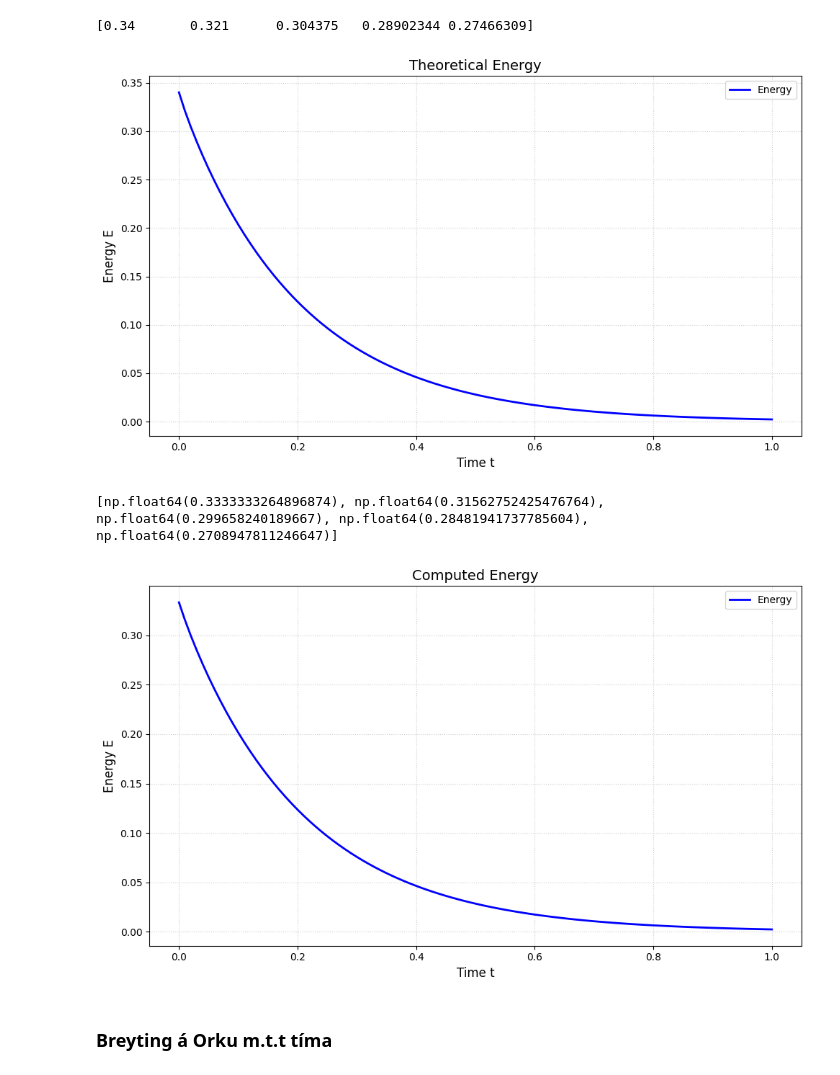
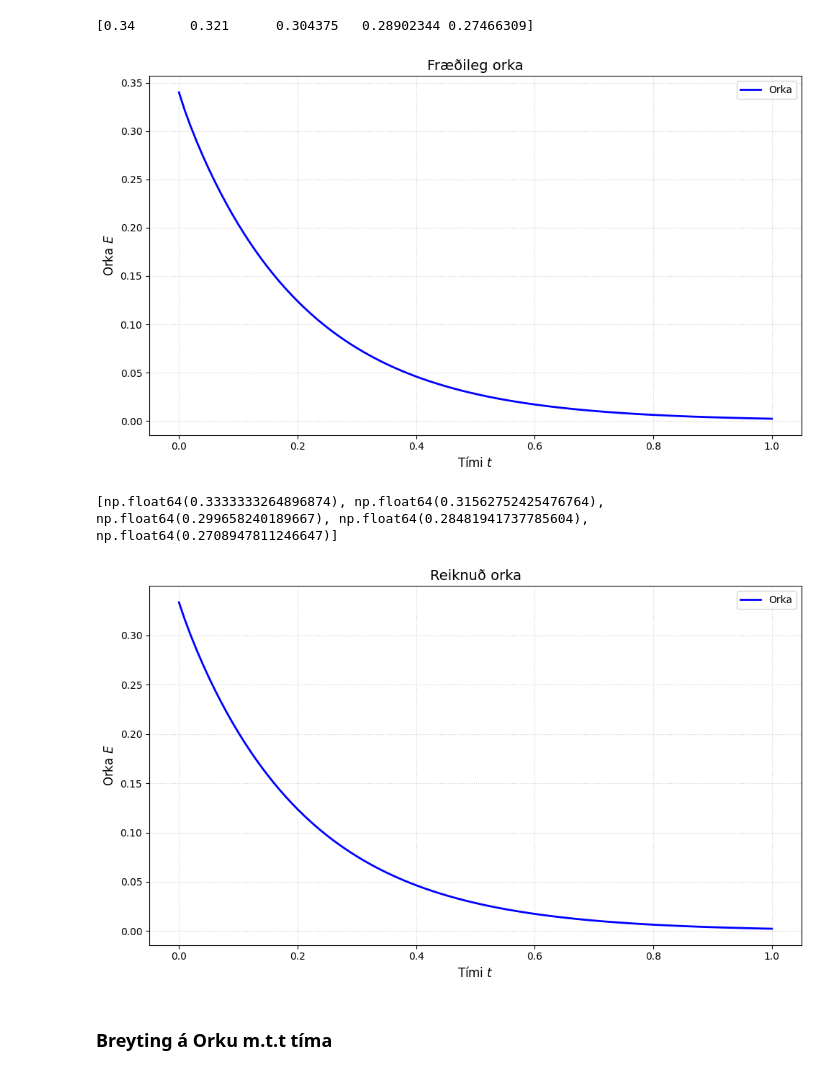
Before and after one commit to Danekpepe/Stae_Lokaverkefni, a Jupyter notebook: Lokaverkefni.ipynb, the cells around one changed output. Drawn from its saved outputs; the diff is of its cells as text; code cells hidden in the pictures.

```diff
--- a/Lokaverkefni.ipynb
+++ b/Lokaverkefni.ipynb
@@ -87,24 +87,24 @@ print(E_comp[:5])
 # %%
 plt.figure(figsize=(10, 6))
 
-plt.plot(t, E_comp, label='Energy', color='blue', linewidth=2)
+plt.plot(t, E_comp, label='Orka', color='blue', linewidth=2)
 
-plt.title('Theoretical Energy', fontsize=14)
-plt.xlabel('Time t', fontsize=12)
-plt.ylabel('Energy E', fontsize=12)
+plt.title('Fræðileg orka', fontsize=14)
+plt.xlabel(r'Tími $t$', fontsize=12)
+plt.ylabel(r'Orka $E$', fontsize=12)
 
 # Grid: 'alpha' controls transparency, 'linestyle' makes it less distracting
 plt.grid(True, linestyle=':', alpha=0.6)
 
 # Legend: automatically uses the 'label' arguments from plt.plot()
 plt.legend(loc='best', frameon=True)
 
 # 4. Show/Save
 plt.tight_layout() # Adjusts spacing so labels don't get cut off
 plt.savefig('E_theoretical.png')
 plt.show()
 # %% [output]
-[figure, old version]
+[figure, new version]
 # %%
 E_theor = []
 for i in range(101):
@@ -116,11 +116,11 @@ print(E_theor[:5])
 # %%
 plt.figure(figsize=(10, 6))
 
-plt.plot(t, E_theor, label='Energy', color='blue', linewidth=2)
+plt.plot(t, E_theor, label='Orka', color='blue', linewidth=2)
 
-plt.title('Computed Energy', fontsize=14)
-plt.xlabel('Time t', fontsize=12)
-plt.ylabel('Energy E', fontsize=12)
+plt.title('Reiknuð orka', fontsize=14)
+plt.xlabel(r'Tími $t$', fontsize=12)
+plt.ylabel(r'Orka $E$', fontsize=12)
 
 # Grid: 'alpha' controls transparency, 'linestyle' makes it less distracting
 plt.grid(True, linestyle=':', alpha=0.6)
@@ -133,7 +133,7 @@ plt.tight_layout() # Adjusts spacing so labels don't get cut off
 plt.savefig('E_Computed.png')
 plt.show()
 # %% [output]
-[figure, old version]
+[figure, new version]
 # %% [markdown]
 ### Breyting á Orku m.t.t tíma
 # %%
```
Also changed, not shown: parts of 6 cells of this notebook.
